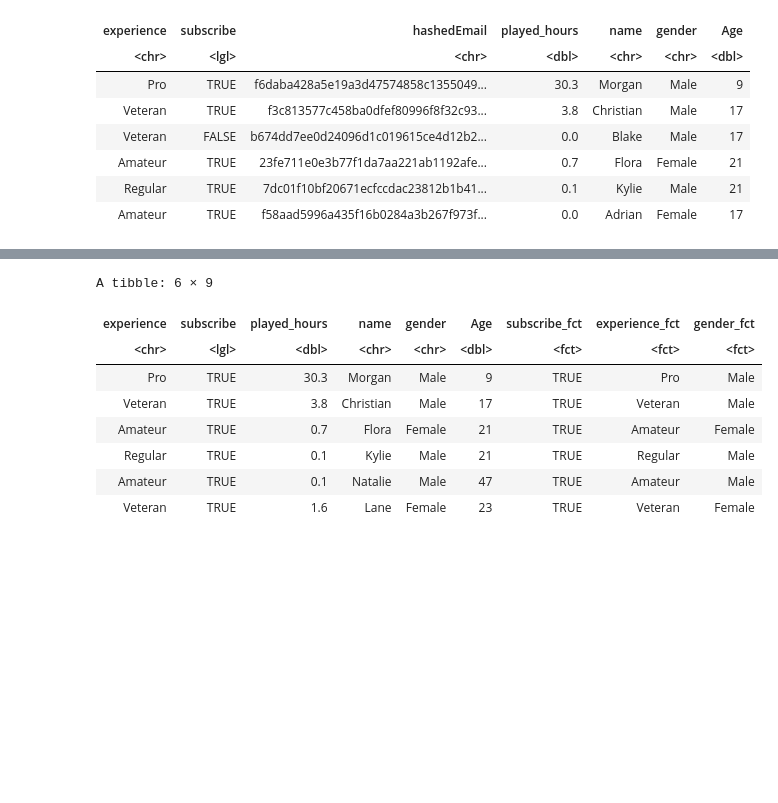
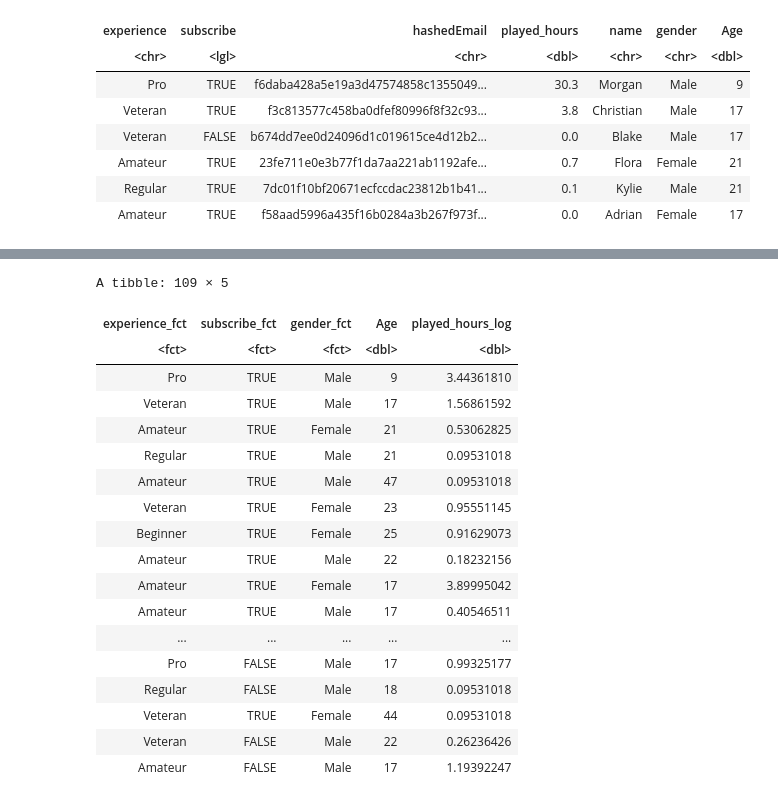
Before and after one commit to thaviship/individual-planning-dsci-100, a Jupyter notebook: Trial.ipynb, the cells around one changed output, grey strips where cells are left out. Cells and saved outputs as stored; diff of their text form; code cells hidden in the pictures; blank space fills up the shorter version.

```diff
--- a/Trial.ipynb
+++ b/Trial.ipynb
@@ -85,22 +87,38 @@ A large portion of the dataset also consists of players with zero recorded gamep
 # %%
 #tidy data
 players_tidy <- players_data |>
-                select(-hashedEmail, name) |>
+                select(-hashedEmail, -name) |>
   mutate(subscribe_fct=as_factor(subscribe)) |>
   mutate(experience_fct=as_factor(experience)) |>
 mutate(gender_fct=as_factor(gender)) |>
                 filter(played_hours>0) |>
-         filter(gender!="Prefer not to say")
+         filter(!is.na(Age)) |>
+         mutate(gender_fct = fct_lump_min(gender_fct, min = 5)) |>
+         mutate(played_hours_log = log(played_hours + 1))
 
 
-head(players_tidy)
+#remove non fct columns to prevent multicollinearlity when performing multivariable linear regression
+
+players_clean<- players_tidy |> select(experience_fct, subscribe_fct, gender_fct, Age, played_hours_log)
+
+players_clean
 # %% [output]
-A tibble: 6 × 9
+A tibble: 109 × 5
-| experience | subscribe | played_hours | name | gender | Age | subscribe_fct | experience_fct | gender_fct |
-| <chr> | <lgl> | <dbl> | <chr> | <chr> | <dbl> | <fct> | <fct> | <fct> |
-| Pro | TRUE | 30.3 | Morgan | Male | 9 | TRUE | Pro | Male |
-| Veteran | TRUE | 3.8 | Christian | Male | 17 | TRUE | Veteran | Male |
-| Amateur | TRUE | 0.7 | Flora | Female | 21 | TRUE | Amateur | Female |
-| Regular | TRUE | 0.1 | Kylie | Male | 21 | TRUE | Regular | Male |
-| Amateur | TRUE | 0.1 | Natalie | Male | 47 | TRUE | Amateur | Male |
-| Veteran | TRUE | 1.6 | Lane | Female | 23 | TRUE | Veteran | Female |
+| experience_fct | subscribe_fct | gender_fct | Age | played_hours_log |
+| <fct> | <fct> | <fct> | <dbl> | <dbl> |
+| Pro | TRUE | Male | 9 | 3.44361810 |
+| Veteran | TRUE | Male | 17 | 1.56861592 |
+| Amateur | TRUE | Female | 21 | 0.53062825 |
+| Regular | TRUE | Male | 21 | 0.09531018 |
+| Amateur | TRUE | Male | 47 | 0.09531018 |
+| Veteran | TRUE | Female | 23 | 0.95551145 |
+| Beginner | TRUE | Female | 25 | 0.91629073 |
+| Amateur | TRUE | Male | 22 | 0.18232156 |
+| Amateur | TRUE | Female | 17 | 3.89995042 |
+| Amateur | TRUE | Male | 17 | 0.40546511 |
+| ... | ... | ... | ... | ... |
+| Pro | FALSE | Male | 17 | 0.99325177 |
+| Regular | FALSE | Male | 18 | 0.09531018 |
+| Veteran | TRUE | Female | 44 | 0.09531018 |
+| Veteran | FALSE | Male | 22 | 0.26236426 |
+| Amateur | FALSE | Male | 17 | 1.19392247 |
```
Also changed, not shown: parts of 13 cells of this notebook.
